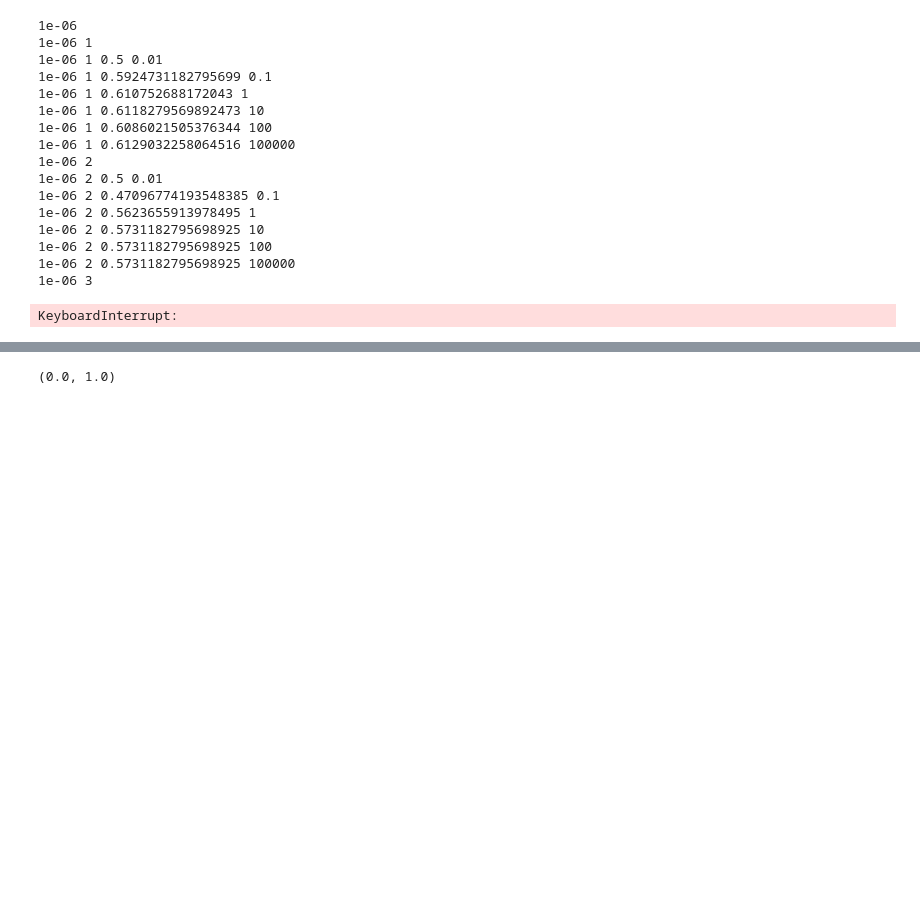
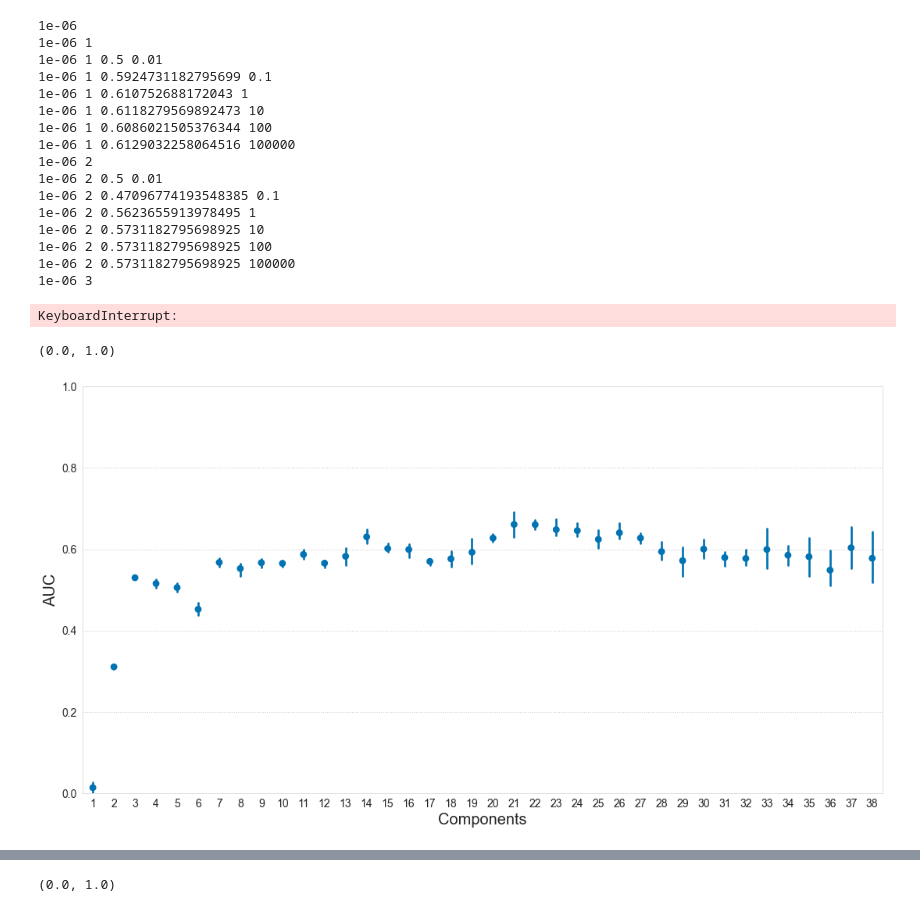
Before and after one commit to meyer-lab/tfac-ccle, a Jupyter notebook: Working.ipynb, the cells around one changed output, grey strips where cells are left out. Saved outputs shown, nothing was run; the diff lists cells and outputs as text; code cells hidden in the pictures; blank space fills up the shorter version.

Commit message:
Fix figure 1 bug

```diff
--- a/Working.ipynb
+++ b/Working.ipynb
@@ -635,7 +635,7 @@ for components in range(1, 39):
     tensor_slices, parafac2tensor = MRSA_decomposition(variance, components)
     patient_matrix = parafac2tensor[1][2]
 
-    score_y = find_CV_decisions(patient_matrix, outcomes, random_state=None, C=1000)
+    score_y = find_CV_decisions(patient_matrix, outcomes, random_state=None, C=5)
     auc = roc_auc_score(outcomes, score_y)
     values_comps.append([components, auc])
 df_comp1 = pd.DataFrame(values_comps)
@@ -647,7 +647,7 @@ for components in range(1, 39):
     tensor_slices, parafac2tensor = MRSA_decomposition(variance, components)
     patient_matrix = parafac2tensor[1][2]
 
-    score_y = find_CV_decisions(patient_matrix, outcomes, random_state=None, C=1000)
+    score_y = find_CV_decisions(patient_matrix, outcomes, random_state=None, C=5)
     auc = roc_auc_score(outcomes, score_y)
     values_comps.append([components, auc])
 df_comp2 = pd.DataFrame(values_comps)
@@ -659,7 +659,7 @@ for components in range(1, 39):
     tensor_slices, parafac2tensor = MRSA_decomposition(variance, components)
     patient_matrix = parafac2tensor[1][2]
 
-    score_y = find_CV_decisions(patient_matrix, outcomes, random_state=None, C=1000)
+    score_y = find_CV_decisions(patient_matrix, outcomes, random_state=None, C=5)
     auc = roc_auc_score(outcomes, score_y)
     values_comps.append([components, auc])
 df_comp3 = pd.DataFrame(values_comps)
@@ -671,7 +671,26 @@ for components in range(1, 39):
     tensor_slices, parafac2tensor = MRSA_decomposition(variance, components)
     patient_matrix = parafac2tensor[1][2]
 
-    score_y = find_CV_decisions(patient_matrix, outcomes, random_state=None, C=1000)
+    score_y = find_CV_decisions(patient_matrix, outcomes, random_state=None, C=5)
     auc = roc_auc_score(outcomes, score_y)
     values_comps.append([components, auc])
 df_comp4 = pd.DataFrame(values_comps)
+# %%
+df_comp4.columns = ['Components', 'AUC']
+df1 = pd.concat([df_comp1, df_comp2])
+df2 = pd.concat([df_comp3, df_comp4])
+df = pd.concat([df1, df2])
+ax, f = getSetup((15, 8), (1, 1))
+b = sns.pointplot(data=df, x='Components', y='AUC', ax=ax[0], s=70, join=False) # blue
+#b = sns.scatterplot(data=df_comp2, x='Components', y='AUC', ax=ax[0], marker='s', s=80) #orange
+#b = sns.pointplot(data=df2, x='Components', y='AUC', ax=ax[0], s=70, join=False, color='orange') #green
+#b = sns.scatterplot(data=df_comp4, x='Components', y='AUC', ax=ax[0], s=70) #red
+b.set_xlabel("Components",fontsize=20)
+b.set_ylabel("AUC",fontsize=20)
+b.tick_params(labelsize=14)
+ax[0].set_ylim(0, 1)
+#double, var = .001, C=5, def, fit intercept false, line search, with no mean center
+#plt.savefig('G4.png', dpi = 300)
+# %% [output]
+(0.0, 1.0)
+[figure, added]
```
Also changed, not shown: parts of 4 cells of this notebook, 1 other file.
